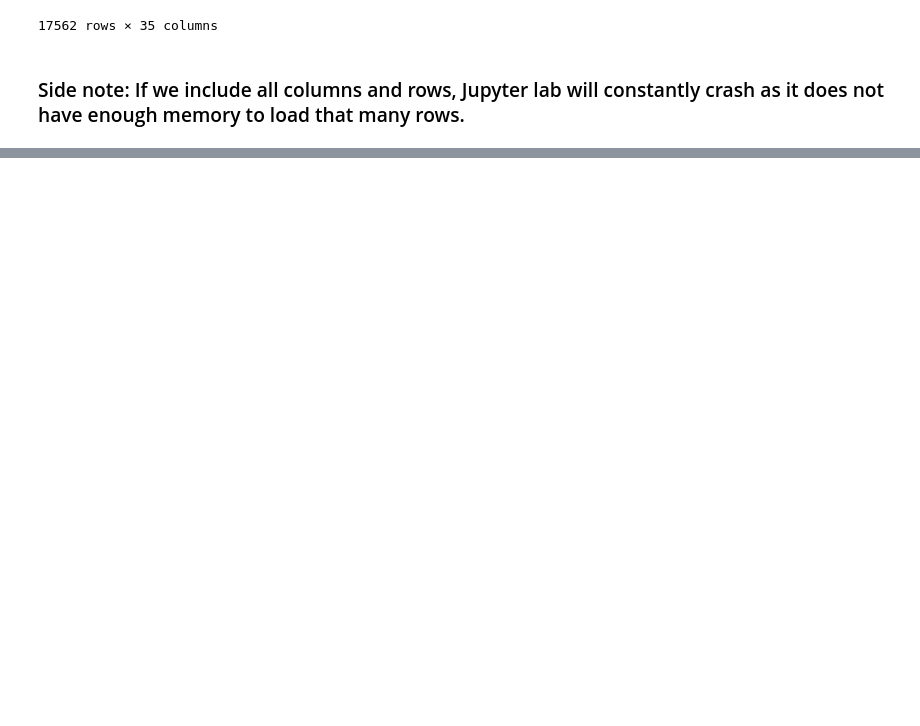
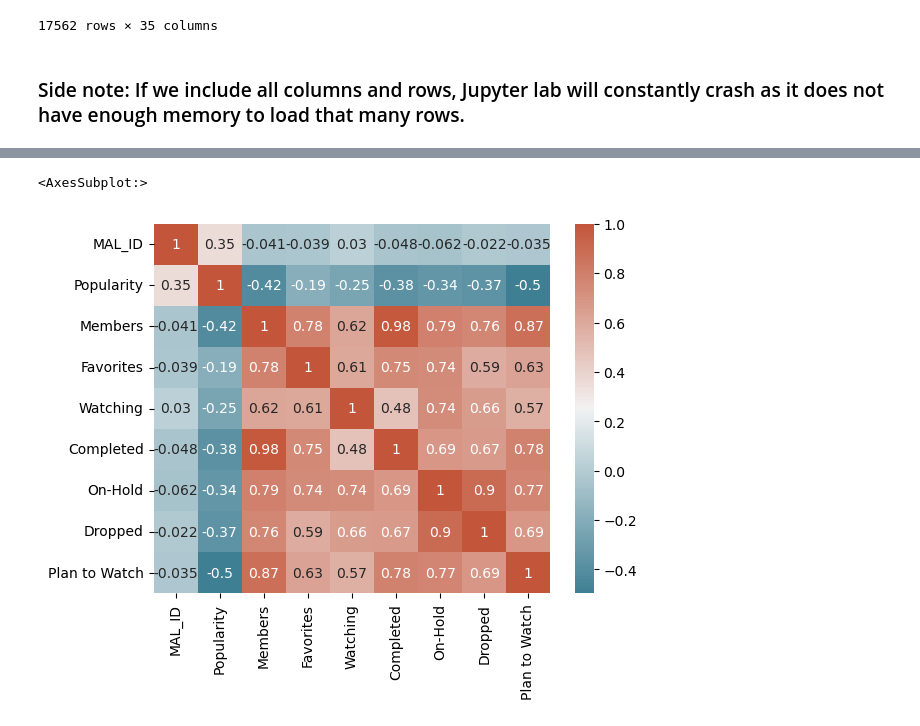
Before and after one commit to ubco-W2022T1-cosc301/project-group12, a Jupyter notebook: notebooks/analysis1.ipynb, the cells around one changed output, grey strips where cells are left out. Cells and saved outputs as stored; diff of their text form; code cells hidden in the pictures; blank space fills up the shorter version.

```diff
--- a/notebooks/analysis1.ipynb
+++ b/notebooks/analysis1.ipynb
@@ -24,3 +27,5 @@ pd.read_csv("../data/raw/anime.csv")
 17562 rows × 35 columns
 # %% [markdown]
 ### Side note: If we include all columns and rows, Jupyter lab will constantly crash as it does not have enough memory to load that many rows.
+# %%
+df = pd.read_csv("../data/raw/anime.csv")
@@ -26,0 +66,14 @@ pd.read_csv("../data/raw/anime.csv")
+# %%
+
+def clean_Type(row):
+    atype = ['Unknown']
+    if row.Type in atype:
+        return 'Other'
+    return row.Type
+def clean_df(playlist):
+    df_cleaned=df.copy()
+    df_cleaned['Type']=df_cleaned.apply(lambda row:clean_Type(row),axis=1)
+    return df_cleaned
+df_cleaned = clean_df(df)
+print(df_cleaned.Type.unique())
+#Takes the "Unknown" type and changes it to other. Although an animes type may not explicitly be what's listed, the shows type isn't just "unknown".
@@ -26,0 +82,6 @@ pd.read_csv("../data/raw/anime.csv")
+# %%
+df_cleaned = df_cleaned[df_cleaned['Popularity']>0]
+df_cleaned = df_cleaned[df_cleaned['Completed']>0]
+df_cleaned.describe().apply(lambda s: s.apply(lambda x: format(x, 'f')))
+#It makes more sense for an anime that has a popularity rating to have been completed by at least 1 person, so the minimum has been set to 1.
+#It should be noted that the more popular a show is, the lower the popularity number will be, to a minimum value of 1 being the most popular.
@@ -26,0 +98,8 @@ pd.read_csv("../data/raw/anime.csv")
+# %%
+corr = df_cleaned.corr()# plot the heatmap
+sns.heatmap(corr, xticklabels=corr.columns, yticklabels=corr.columns, annot=True, cmap=sns.diverging_palette(220, 20, as_cmap=True))
+#interesting to note here that there's a negative correlation between popularity and completed.
+#however, it's likely negative due to the fact that a lower popularity number means that it is more positive.
+# %% [output]
+<AxesSubplot:>
+[figure, added]
```
Also changed, not shown: parts of 36 cells of this notebook, 3 other files.
